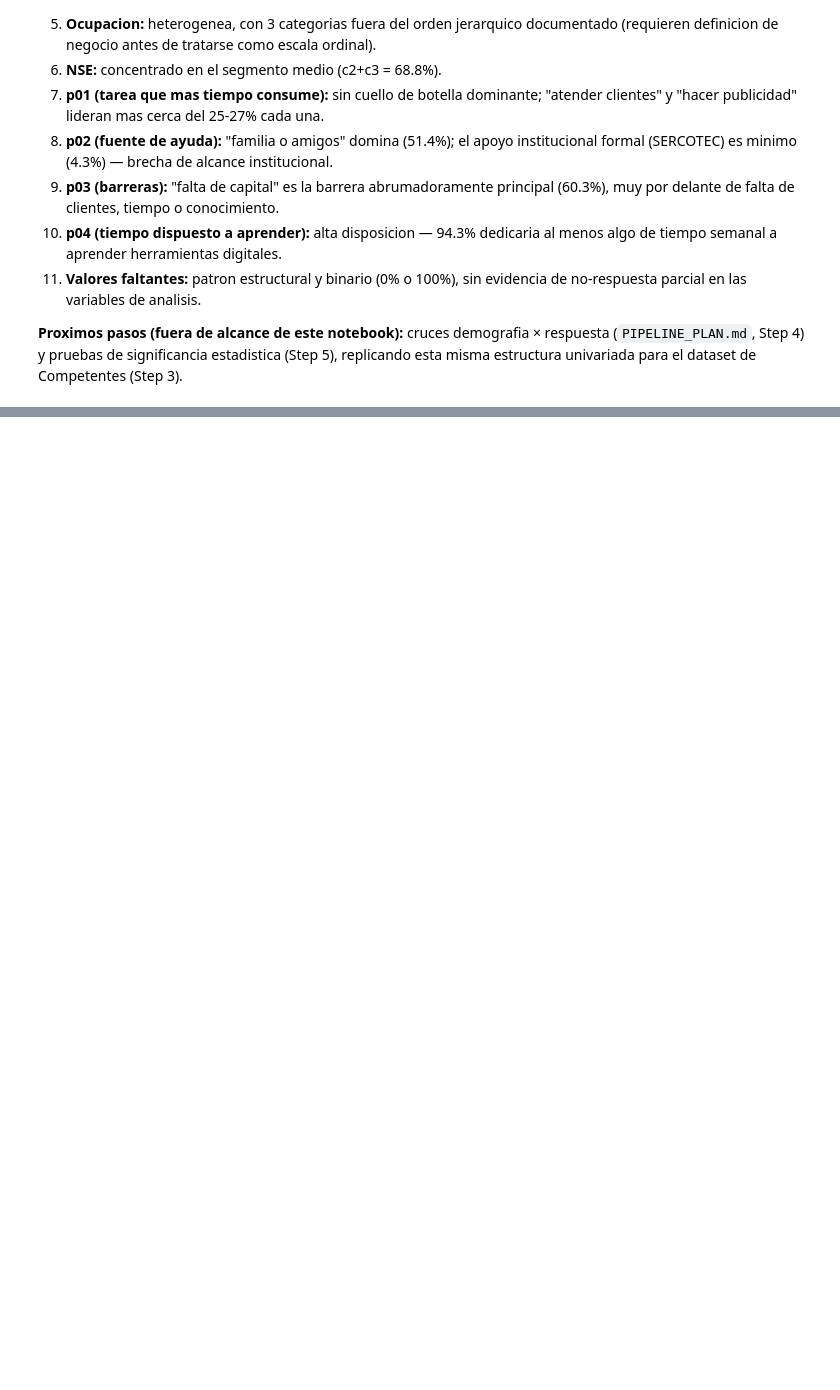
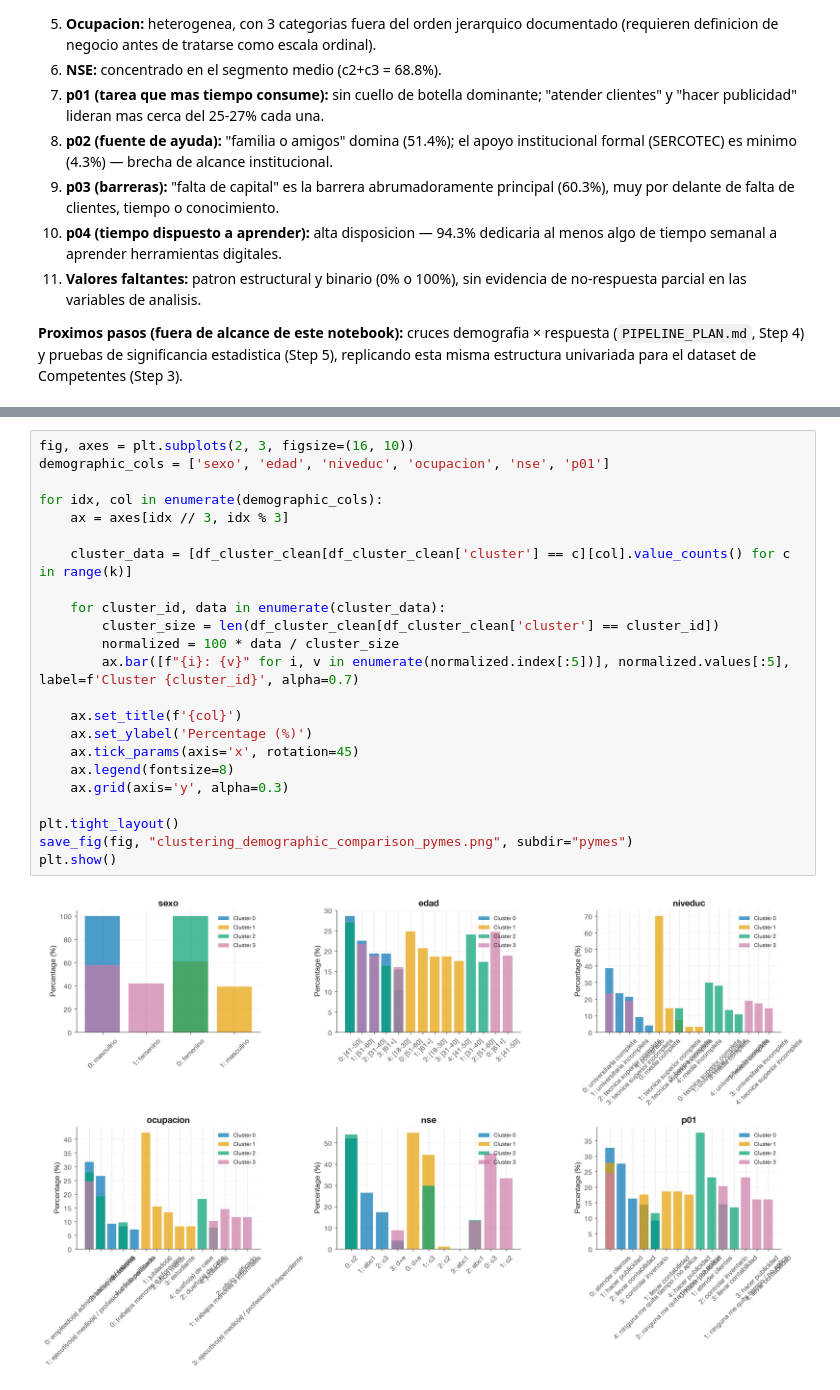
Before and after one commit to tomasleale/icd_ia, a Jupyter notebook: ia_icd_pymes_analysis.ipynb, the cells around one changed output, grey strips where cells are left out. Cells and saved outputs as stored; diff of their text form; blank space fills up the shorter version.

```diff
--- a/ia_icd_pymes_analysis.ipynb
+++ b/ia_icd_pymes_analysis.ipynb
@@ -2440,0 +2622,25 @@ misma estructura univariada para el dataset de Competentes (Step 3).
+# %%
+fig, axes = plt.subplots(2, 3, figsize=(16, 10))
+demographic_cols = ['sexo', 'edad', 'niveduc', 'ocupacion', 'nse', 'p01']
+
+for idx, col in enumerate(demographic_cols):
+    ax = axes[idx // 3, idx % 3]
+
+    cluster_data = [df_cluster_clean[df_cluster_clean['cluster'] == c][col].value_counts() for c in range(k)]
+
+    for cluster_id, data in enumerate(cluster_data):
+        cluster_size = len(df_cluster_clean[df_cluster_clean['cluster'] == cluster_id])
+        normalized = 100 * data / cluster_size
+        ax.bar([f"{i}: {v}" for i, v in enumerate(normalized.index[:5])], normalized.values[:5], label=f'Cluster {cluster_id}', alpha=0.7)
+
+    ax.set_title(f'{col}')
+    ax.set_ylabel('Percentage (%)')
+    ax.tick_params(axis='x', rotation=45)
+    ax.legend(fontsize=8)
+    ax.grid(axis='y', alpha=0.3)
+
+plt.tight_layout()
+save_fig(fig, "clustering_demographic_comparison_pymes.png", subdir="pymes")
+plt.show()
+# %% [output]
+[figure, added]
```
Also changed, not shown: parts of 7 cells of this notebook, 3 other files.
